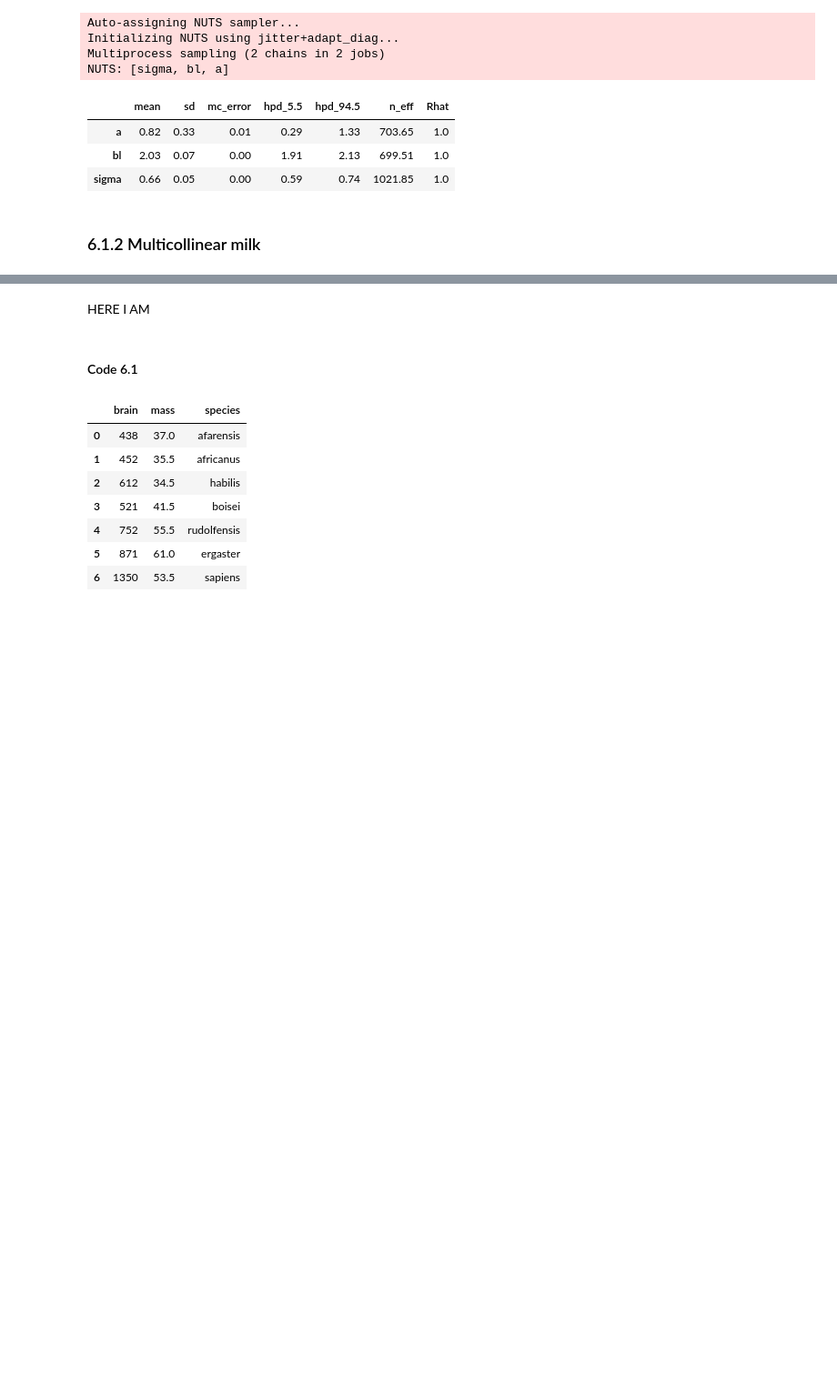
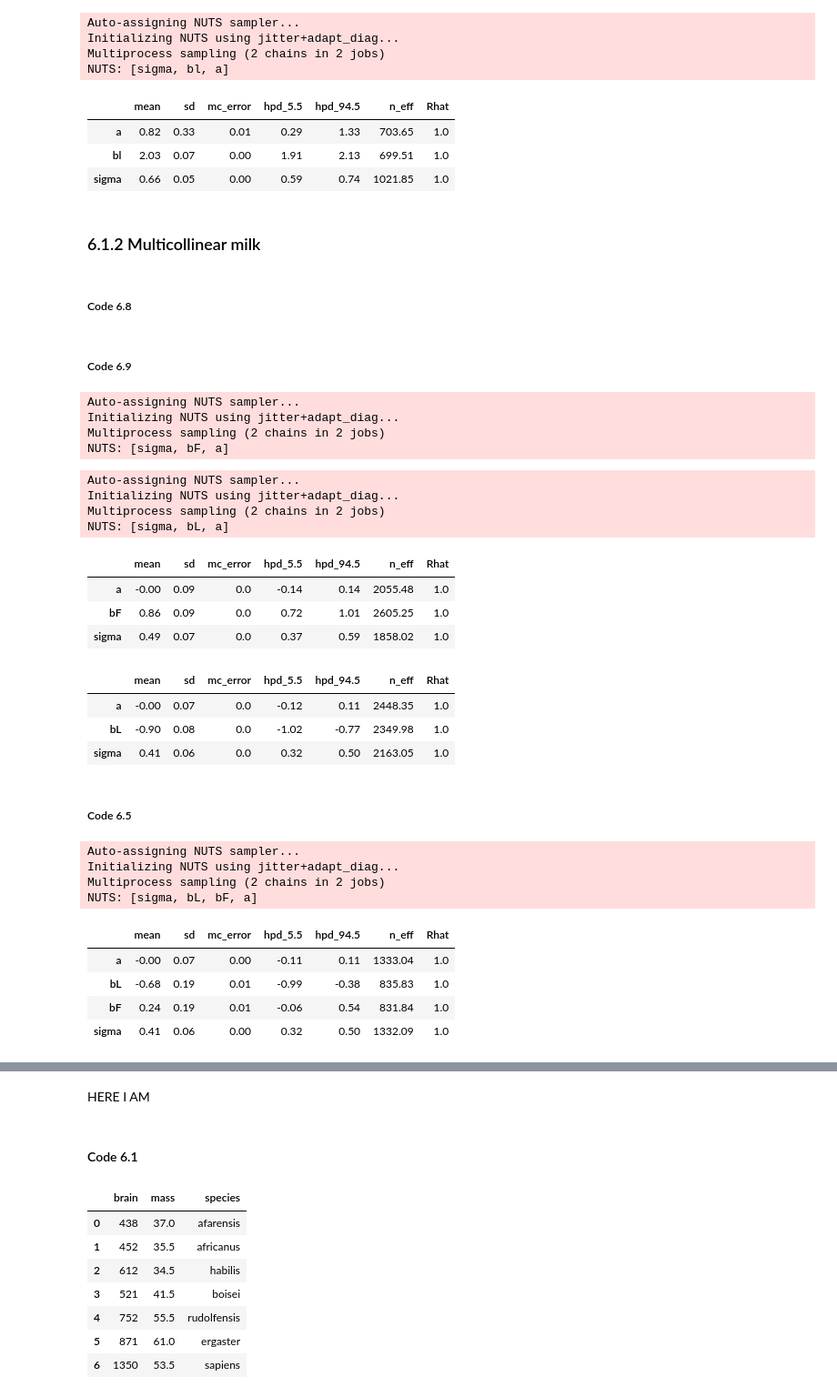
Before and after one commit to baheredia/resources, a Jupyter notebook: Rethinking/Chp_06.ipynb, the cells around one changed output, grey strips where cells are left out. Shown: that part at 91% size. Saved outputs shown, nothing was run; the diff lists cells and outputs as text; code cells hidden in the pictures; blank space fills up the shorter version.

```diff
--- a/Rethinking/Chp_06.ipynb
+++ b/Rethinking/Chp_06.ipynb
@@ -131,3 +134,5 @@ NUTS: [sigma, bl, a]
 | sigma | 0.66 | 0.05 | 0.00 | 0.59 | 0.74 | 1021.85 | 1.0 |
 # %% [markdown]
 ### 6.1.2 Multicollinear milk
+# %% [markdown]
+##### Code 6.8
@@ -133,0 +144,69 @@ NUTS: [sigma, bl, a]
+# %% [markdown]
+##### Code 6.9
+# %%
+# kcal.per.g regressed on perc.fat
+with pm.Model() as m6_3:
+    a = pm.Normal("a", mu=0, sd=0.2)
+    bF = pm.Normal("bF", mu=0, sd=0.5)
+    mu = pm.Deterministic("mu", a + bF * d["F"])
+    sigma = pm.Exponential("sigma", lam=1)
+    k = pm.Normal("k", mu=mu, sd=sigma, observed=d["K"])
+
+    trace_6_3 = pm.sample(1000, tune=1000)
+# %% [output]
+Auto-assigning NUTS sampler...
+Initializing NUTS using jitter+adapt_diag...
+Multiprocess sampling (2 chains in 2 jobs)
+NUTS: [sigma, bF, a]
+# %%
+# kcal.per.g regressed on perc.lactose
+with pm.Model() as m6_4:
+    a = pm.Normal("a", mu=0, sd=0.2)
+    bL = pm.Normal("bL", mu=0, sd=0.5)
+    mu = pm.Deterministic("mu", a + bL * d["L"])
+    sigma = pm.Exponential("sigma", lam=1)
+    k = pm.Normal("k", mu=mu, sd=sigma, observed=d["K"])
+
+    trace_6_4 = pm.sample(1000, tune=1000)
+# %% [output]
+Auto-assigning NUTS sampler...
+Initializing NUTS using jitter+adapt_diag...
+Multiprocess sampling (2 chains in 2 jobs)
+NUTS: [sigma, bL, a]
+# %%
+pm.summary(trace_6_3, varnames=["a", "bF", "sigma"], alpha=0.11).round(2)
+# %% [output]
+|  | mean | sd | mc_error | hpd_5.5 | hpd_94.5 | n_eff | Rhat |
+| a | -0.00 | 0.09 | 0.0 | -0.14 | 0.14 | 2055.48 | 1.0 |
+| bF | 0.86 | 0.09 | 0.0 | 0.72 | 1.01 | 2605.25 | 1.0 |
+| sigma | 0.49 | 0.07 | 0.0 | 0.37 | 0.59 | 1858.02 | 1.0 |
+# %%
+pm.summary(trace_6_4, varnames=["a", "bL", "sigma"], alpha=0.11).round(2)
+# %% [output]
+|  | mean | sd | mc_error | hpd_5.5 | hpd_94.5 | n_eff | Rhat |
+| a | -0.00 | 0.07 | 0.0 | -0.12 | 0.11 | 2448.35 | 1.0 |
+| bL | -0.90 | 0.08 | 0.0 | -1.02 | -0.77 | 2349.98 | 1.0 |
+| sigma | 0.41 | 0.06 | 0.0 | 0.32 | 0.50 | 2163.05 | 1.0 |
+# %% [markdown]
+##### Code 6.5
+# %%
+with pm.Model() as m6_5:
+    a = pm.Normal("a", mu=0, sd=0.2)
+    bF = pm.Normal("bF", mu=0, sd=0.5)
+    bL = pm.Normal("bL", mu=0, sd=0.5)
+    mu = pm.Deterministic("mu", a + bF * d["F"] + bL * d["L"])
+    sigma = pm.Exponential("sigma", lam=1)
+    k = pm.Normal("k", mu=mu, sd=sigma, observed=d["K"])
+
+    trace_6_5 = pm.sample(1000, tune=1000)
+pm.summary(trace_6_5, varnames=["a", "bL", "bF", "sigma"], alpha=0.11).round(2)
+# %% [output]
+Auto-assigning NUTS sampler...
+Initializing NUTS using jitter+adapt_diag...
+Multiprocess sampling (2 chains in 2 jobs)
+NUTS: [sigma, bL, bF, a]
+|  | mean | sd | mc_error | hpd_5.5 | hpd_94.5 | n_eff | Rhat |
+| a | -0.00 | 0.07 | 0.00 | -0.11 | 0.11 | 1333.04 | 1.0 |
+| bL | -0.68 | 0.19 | 0.01 | -0.99 | -0.38 | 835.83 | 1.0 |
+| bF | 0.24 | 0.19 | 0.01 | -0.06 | 0.54 | 831.84 | 1.0 |
+| sigma | 0.41 | 0.06 | 0.00 | 0.32 | 0.50 | 1332.09 | 1.0 |
```
Also changed, not shown: parts of 30 cells of this notebook, 1 other file.
